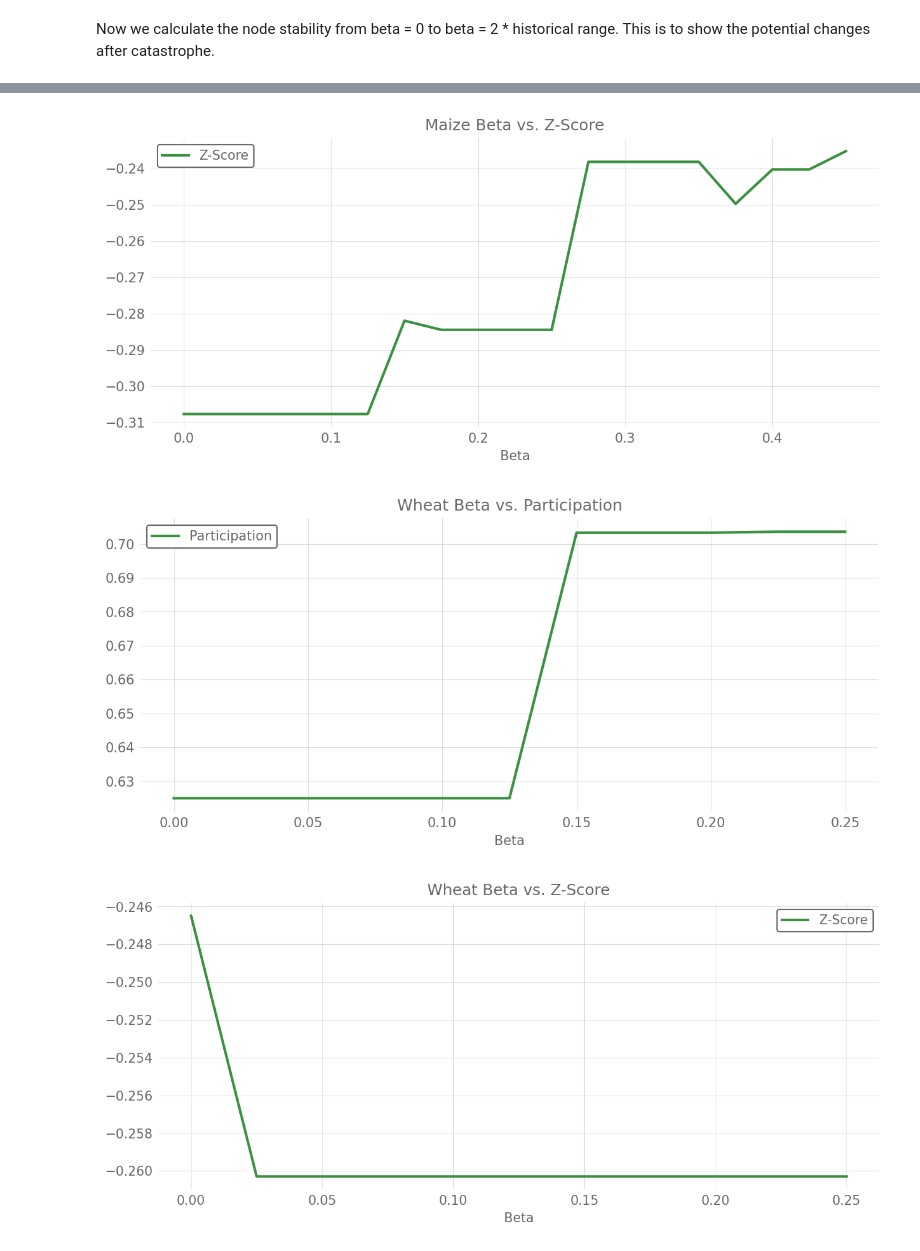
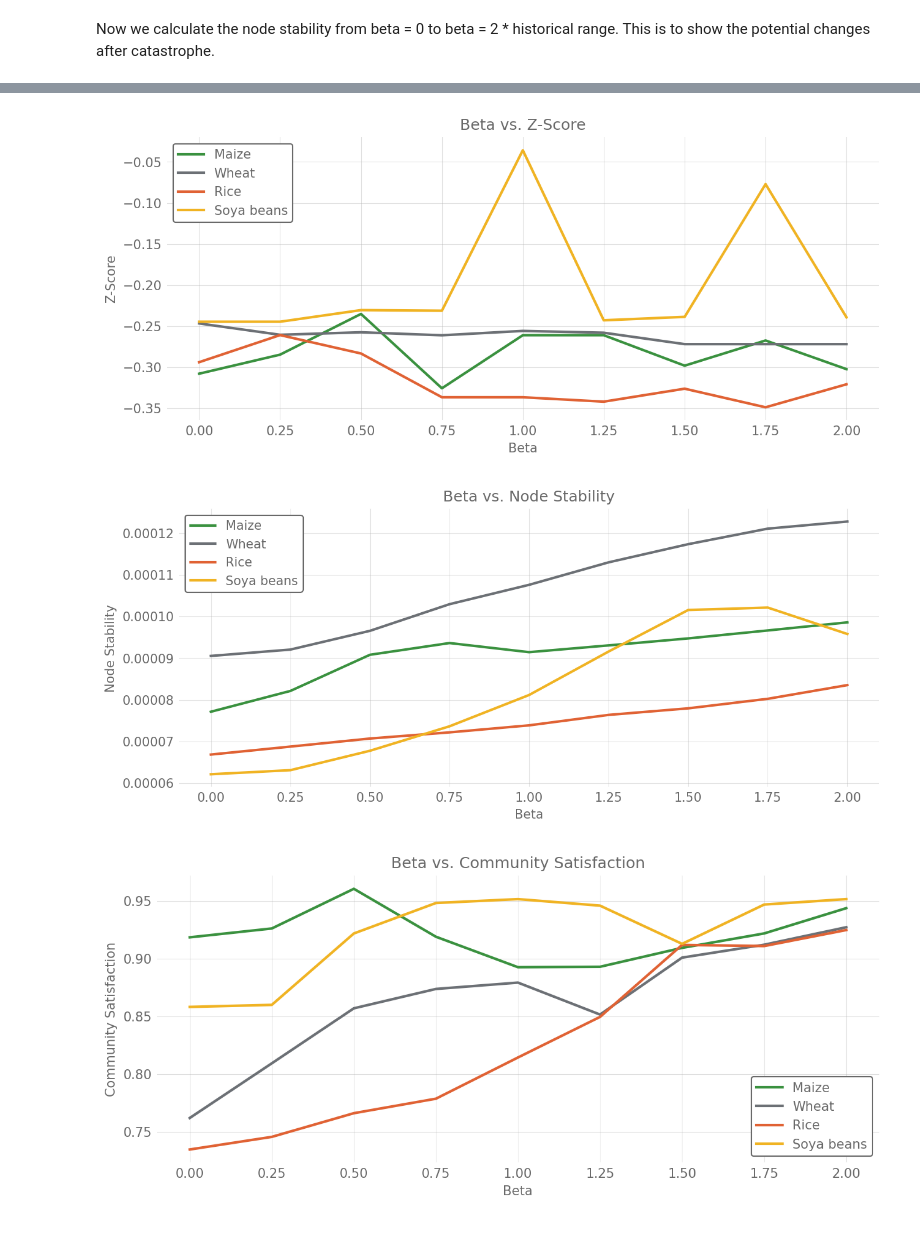
Before and after one commit to lukaszgajewski/pytradeshifts, a Jupyter notebook: scripts/Gravity Calculations/gravity_and_community.ipynb, the cells around one changed output, grey strips where cells are left out. Drawn from its saved outputs; the diff is of its cells as text; code cells hidden in the pictures.

Commit message:
Updated community and gravity code

```diff
--- a/scripts/Gravity Calculations/gravity_and_community.ipynb
+++ b/scripts/Gravity Calculations/gravity_and_community.ipynb
@@ -37,10 +38,10 @@ Soya beans 0.061821828717218974
 Now we calculate the node stability from beta = 0 to beta = 2 * historical range. This is to show the potential changes after catastrophe.
 # %%
 # Create an empty dataframe
-network_df = pd.DataFrame(columns=['Crop', 'Beta', 'Participation', 'Z-Score'])
+network_df = pd.DataFrame(columns=['Crop', 'Beta', 'Participation', 'Z-Score', 'Node Stability', 'Community Satisfaction'])
 
 for crop in alpha_range.columns:
-    for beta in np.arange(0, range_alpha[crop] * 2, 0.025):
+    for beta in np.arange(0, 2.01, 0.25):
         print(crop, beta)
         model = PyTradeShifts(
             crop=crop,
@@ -51,13 +52,26 @@ for crop in alpha_range.columns:
         )
         post = Postprocessing([model])
         # Calculate the median for participation
-        entropy = post.entropy[0]
+        median_participation = statistics.median(post.participation[0].values())
 
         # Calculate the median for zscores
         median_zscore = statistics.median(post.zscores[0].values())
 
+        # Calculate the median for node stabilty
+        median_node_stability = statistics.median(post.node_stability[0].values())
+
+        # Calculate the median for community satisfaction
+        median_community_satisfaction = statistics.median(post.community_satisfaction[0].values())
+
         # Concat the data to the dataframe
-        temp_df = pd.DataFrame({'Crop': crop, 'Beta': beta, "Participation": median_participation, "Z-Score": median_zscore}, index=[0])
+        temp_df = pd.DataFrame({
+            'Crop': crop,
+            'Beta': beta,
+            "Participation": median_participation,
+            "Z-Score": median_zscore,
+            "Node Stability": median_node_stability,
+            "Community Satisfaction": median_community_satisfaction
+        }, index=[0])
         network_df = pd.concat([network_df, temp_df], ignore_index=True)
 
 # Print the dataframe
@@ -106,9 +120,16 @@ network_df.to_csv("results" + os.sep + "network_analysis.csv")
 # Read it again in order to plot it
 network_df = pd.read_csv("results" + os.sep + "network_analysis.csv", index_col=0)
 # %%
-# Plot beta vs. participation and beta vs. z-score separately by crop
-for crop in network_df.Crop.unique():
-    crop_df = network_df[network_df.Crop == crop]
-    crop_df.plot(x='Beta', y='Participation', title=f"{crop} Beta vs. Participation")
-    crop_df.plot(x='Beta', y='Z-Score', title=f"{crop} Beta vs. Z-Score")
+# Plot beta vs. participation and beta vs. z-score separately by metric
+metrics = ['Participation', 'Z-Score', 'Node Stability', 'Community Satisfaction']
+for metric in metrics:
+    plt.figure()
+    for crop in network_df.Crop.unique():
+        crop_df = network_df[network_df.Crop == crop]
+        plt.plot(crop_df['Beta'], crop_df[metric], label=crop)
+    plt.title(f'Beta vs. {metric}')
+    plt.xlabel('Beta')
+    plt.ylabel(metric)
+    plt.legend()
+    plt.show()
 # %% [output]
@@ -116,3 +137,3 @@ for crop in network_df.Crop.unique():
-[figure, old version]
+[figure, new version]
-[figure, old version]
+[figure, new version]
-[figure, old version]
+[figure, new version]
```
Also changed, not shown: parts of 3 cells of this notebook, 1 other file.
